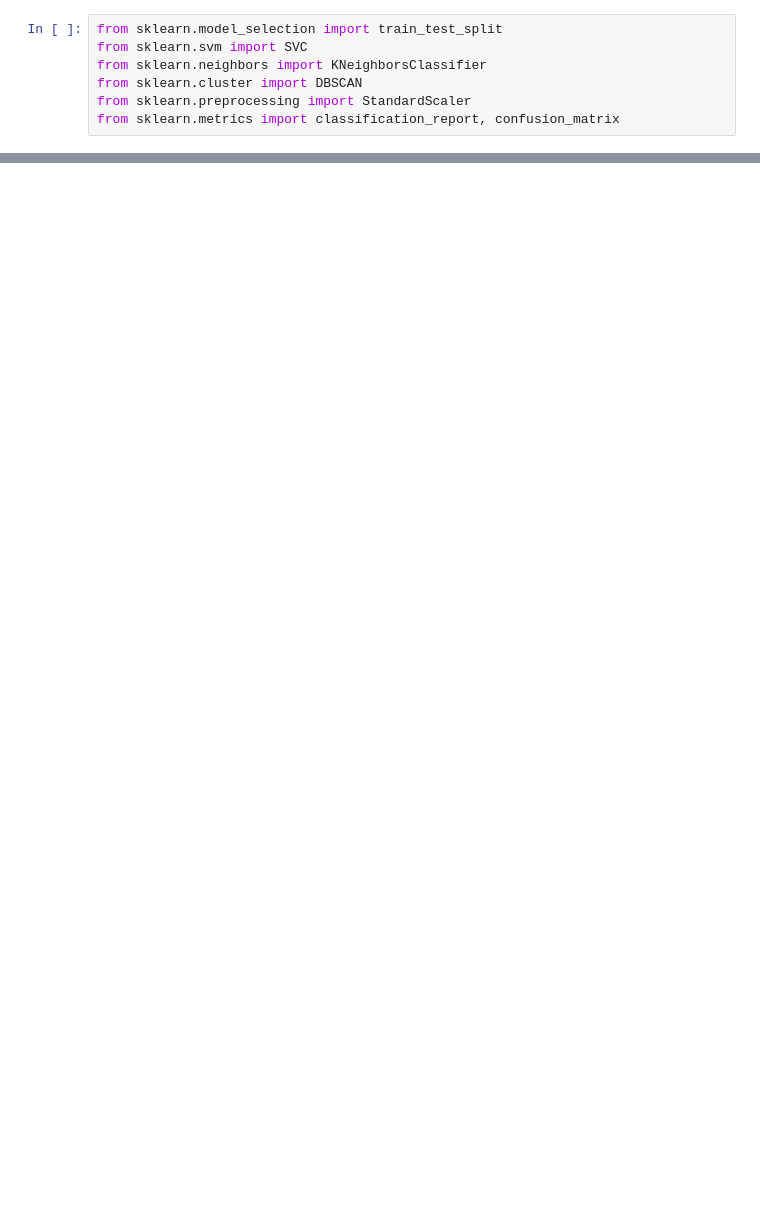
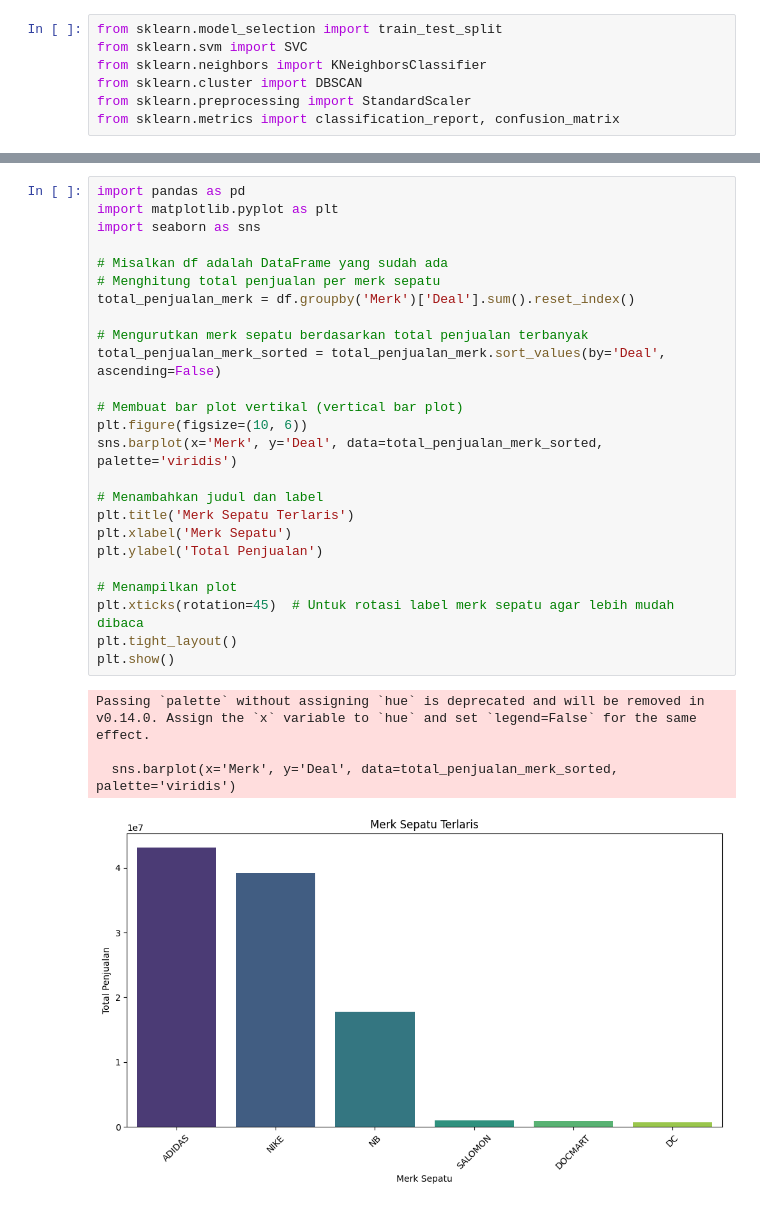
Before and after one commit to Dellayunia/Analysis_HOBsneakers, a Jupyter notebook: BigDataAnalyticsforBusiness.ipynb, the cells around one changed output, grey strips where cells are left out. Drawn from its saved outputs; the diff is of its cells as text; blank space fills up the shorter version.

```diff
--- a/BigDataAnalyticsforBusiness.ipynb
+++ b/BigDataAnalyticsforBusiness.ipynb
@@ -1021,0 +434,30 @@ ValueError: x must have 2 complete cycles requires 60 observations. x only has 4
+# %%
+import pandas as pd
+import matplotlib.pyplot as plt
+import seaborn as sns
+
+# Misalkan df adalah DataFrame yang sudah ada
+# Menghitung total penjualan per merk sepatu
+total_penjualan_merk = df.groupby('Merk')['Deal'].sum().reset_index()
+
+# Mengurutkan merk sepatu berdasarkan total penjualan terbanyak
+total_penjualan_merk_sorted = total_penjualan_merk.sort_values(by='Deal', ascending=False)
+
+# Membuat bar plot vertikal (vertical bar plot)
+plt.figure(figsize=(10, 6))
+sns.barplot(x='Merk', y='Deal', data=total_penjualan_merk_sorted, palette='viridis')
+
+# Menambahkan judul dan label
+plt.title('Merk Sepatu Terlaris')
+plt.xlabel('Merk Sepatu')
+plt.ylabel('Total Penjualan')
+
+# Menampilkan plot
+plt.xticks(rotation=45)  # Untuk rotasi label merk sepatu agar lebih mudah dibaca
+plt.tight_layout()
+plt.show()
+# %% [output]
+Passing `palette` without assigning `hue` is deprecated and will be removed in v0.14.0. Assign the `x` variable to `hue` and set `legend=False` for the same effect.
+
+  sns.barplot(x='Merk', y='Deal', data=total_penjualan_merk_sorted, palette='viridis')
+[figure, added]
```
Also changed, not shown: parts of 113 cells of this notebook.
